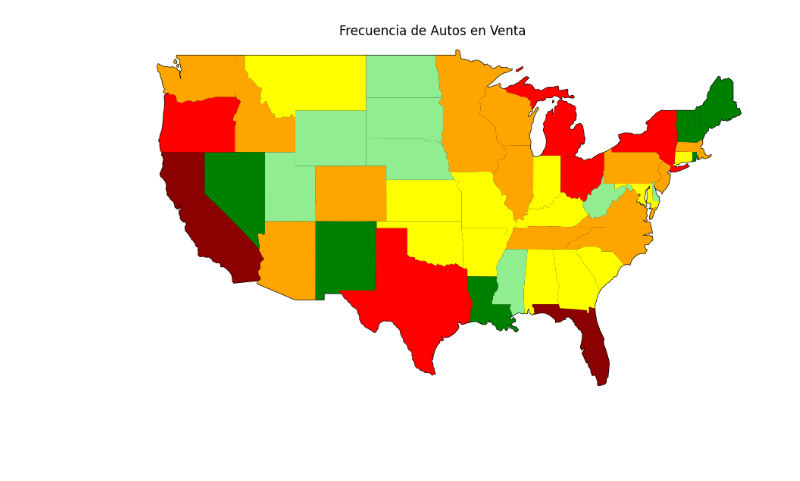
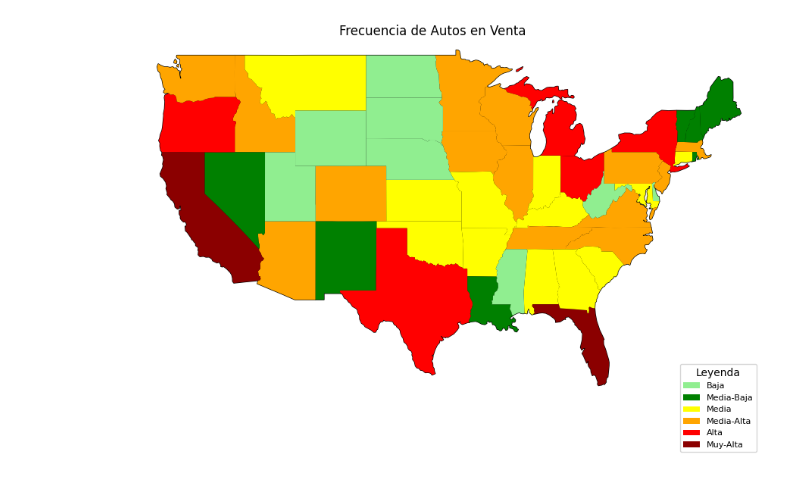
Before and after one commit to grigorow1974/Proyecto_Final, a Jupyter notebook: src/5.mapas.ipynb, the cells around one changed output. Saved outputs shown, nothing was run; the diff lists cells and outputs as text; code cells hidden in the pictures.

Commit message:
leyenda_mapa

```diff
--- a/src/5.mapas.ipynb
+++ b/src/5.mapas.ipynb
@@ -48,6 +48,8 @@ map_heat.save("C://Users//sergi//Proyectos//Proyecto_Final//data//mapas//heat_ma
 import pandas as pd
 import geopandas as gpd
 import matplotlib.pyplot as plt
+
+df_clean = pd.read_csv('c://users//Sergi//vehicles_with_model_clean.csv')
 
 # Carga el mapa de los Estados Unidos
 estados_us = gpd.read_file('C:/Users/sergi/Proyectos/Proyecto_Final/data/mapas/us-states.json')
@@ -81,31 +83,43 @@ df_clean['clasificacion'] = df_clean['frecuencia'].apply(clasificar_estado)
 
 # Crea la figura
 fig, ax = plt.subplots(figsize=(10, 6))
 
 # Dibuja el mapa con colores según la clasificación
 estados_us.plot(ax=ax, color='lightgrey', edgecolor='black')
 for idx, row in estados_us.iterrows():
     estado_id = row['id'].lower()  # Convertir ID a minúsculas
     if estado_id in df_clean['state'].tolist():
         clasificacion = df_clean.loc[df_clean['state'] == estado_id, 'clasificacion'].iloc[0]
         color = {
             'Baja': 'lightgreen',
             'Media-Baja': 'green',
             'Media': 'yellow',
             'Media-Alta': 'orange',
             'Alta': 'red',
             'Muy-Alta': 'darkred'
         }[clasificacion]
         estados_us[estados_us['id'] == row['id']].plot(ax=ax, color=color)
 
 # Agrega un título y leyenda
 ax.set_title('Frecuencia de Autos en Venta')
 ax.set_axis_off()
 # Limita el largo del eje x
 ax.set_xlim([-130, -65])
 # Limita la altura del eje y
 ax.set_ylim([20, 50])
+# Crear los elementos para la leyenda
+legend_elements = [
+    plt.Rectangle((0, 0), 1, 1, facecolor='lightgreen', edgecolor='none', label='Baja'),
+    plt.Rectangle((0, 0), 1, 1, facecolor='green', edgecolor='none', label='Media-Baja'),
+    plt.Rectangle((0, 0), 1, 1, facecolor='yellow', edgecolor='none', label='Media'),
+    plt.Rectangle((0, 0), 1, 1, facecolor='orange', edgecolor='none', label='Media-Alta'),
+    plt.Rectangle((0, 0), 1, 1, facecolor='red', edgecolor='none', label='Alta'),
+    plt.Rectangle((0, 0), 1, 1, facecolor='darkred', edgecolor='none', label='Muy-Alta')
+]
+
+# Agregar la leyenda
+ax.legend(handles=legend_elements, title='Leyenda', loc='lower right', bbox_to_anchor=(1, 0), fontsize=8)
 plt.tight_layout()
 plt.show()
 # %% [output]
-[figure, old version]
+[figure, new version]
```
